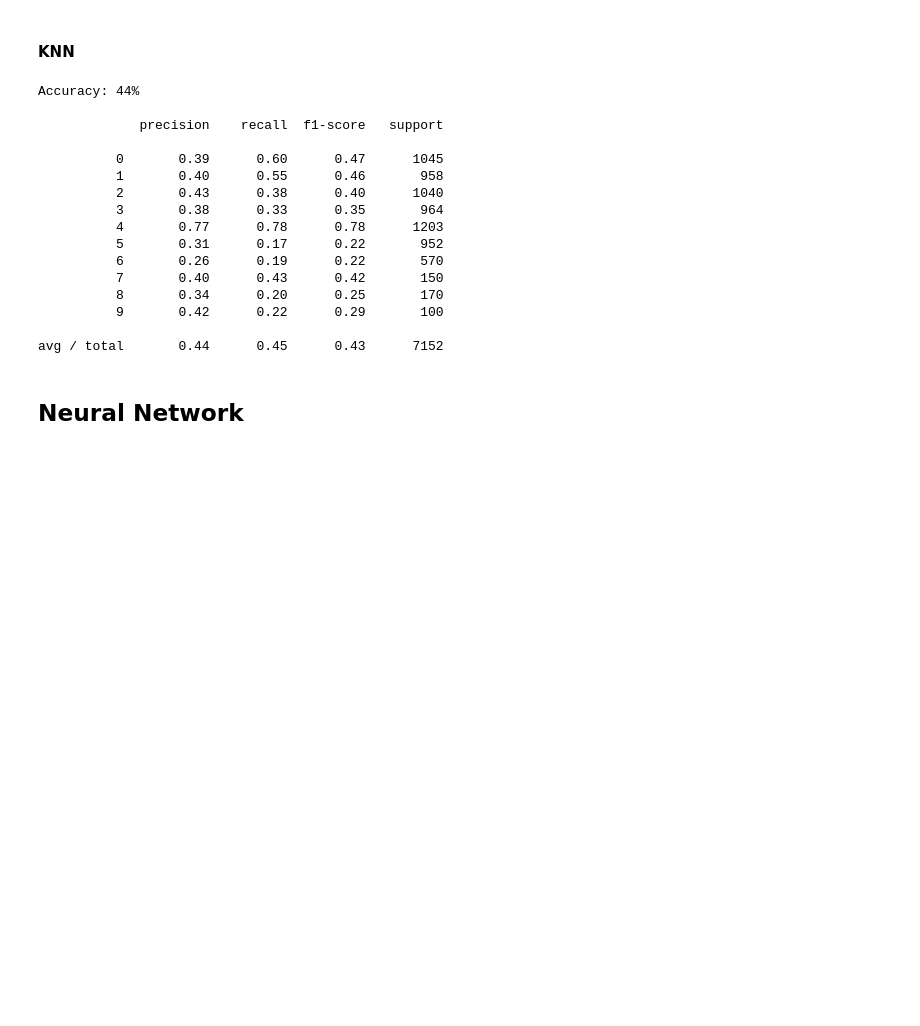
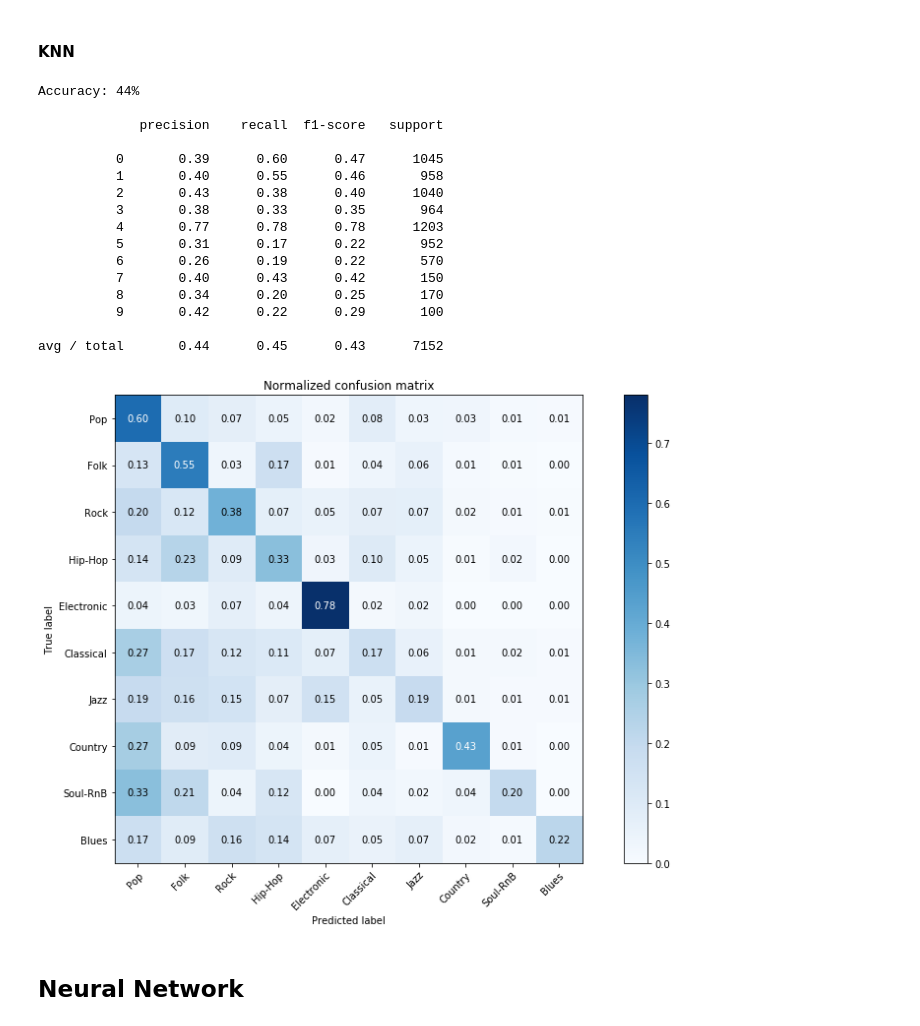
Before and after one commit to nicklashansen/music-genre-classification, a Jupyter notebook: MusicGenreClassification.ipynb, the cells around one changed output. Cells and saved outputs as stored; diff of their text form; code cells hidden in the pictures; blank space fills up the shorter version.

Commit message:
Added baselines and cleaned up

```diff
--- a/MusicGenreClassification.ipynb
+++ b/MusicGenreClassification.ipynb
@@ -93,10 +93,13 @@ set_seed()
 ``MFCC_COEFFICIENTS`` determines the number of MFCC coefficients (frequency bands) to be used to model the Mel-frequency spectrum of the audio signal. A high number of coefficents produces a good frequency resolution but also requires proportionally more space and computation.
 # %%
 PREPROCESS = False
+RERUN_BASELINES = False
 
 NUM_CLASSES = 10
 NUM_FRAMES = 128
 MFCC_COEFFICIENTS = 32
+
+np.set_printoptions(precision=2)
 # %% [markdown]
 #### Get all available files
 # %%
@@ -333,0 +365,26 @@ As expected, the random baseline achieves a better-than-random f1-score for the
+# %%
+def generate_baseline_duration_data():
+    '''
+    Computes features and labels for the baseline
+    prediction by audio duration experiment.
+    '''
+    tracklist = load_tracklist()
+    X, y = [], []
+
+    for file_num, file in enumerate(files):
+            try:
+                rec = tracklist.loc[id_from_filename(file)]
+                X.append(int(rec.duration))
+                y.append(genres.index(rec.genre))
+            except:
+                continue
+
+    return X, y
+
+
+if RERUN_BASELINES:
+    files, genres = files_with_available_genre(get_file_list(verbose=True), verbose=True)
+    files, genres, genre_count = files_with_available_genre(shuffle(files), genres, genre_cap=1000, return_genre_count=True, verbose=True)
+
+    X, y = generate_baseline_duration_data()
+    X, y = shuffle(np.array(X).reshape(-1, 1).astype(float), np.array(y))
@@ -333,0 +393,14 @@ As expected, the random baseline achieves a better-than-random f1-score for the
+# %%
+if RERUN_BASELINES:
+    split_idx = int(len(X)*0.9)
+    X_train, X_test, y_train, y_test = X[:split_idx], X[split_idx:], y[:split_idx], y[split_idx:]
+
+    scaler = preprocessing.StandardScaler()
+    scaler.fit(X_train)
+
+    knn = neighbors.KNeighborsClassifier(n_neighbors=9)
+    knn.fit(scaler.transform(X_train), y_train)
+    y_pred = knn.predict(scaler.transform(X_test))
+
+    compute_metrics(y_test, y_pred)
+    compute_confusion_matrix(y_test, y_pred)
@@ -348,26 +428,28 @@ y_knn_test = y_test
 # %%
 knn = neighbors.KNeighborsClassifier(n_neighbors=3)
 knn.fit(X_knn_train, y_knn_train)
 y_pred = knn.predict(X_knn_test)
 
 compute_metrics(y_test, y_pred)
+compute_confusion_matrix(y_test, y_pred)
 # %% [output]
 Accuracy: 44%
 
              precision    recall  f1-score   support
 
           0       0.39      0.60      0.47      1045
           1       0.40      0.55      0.46       958
           2       0.43      0.38      0.40      1040
           3       0.38      0.33      0.35       964
           4       0.77      0.78      0.78      1203
           5       0.31      0.17      0.22       952
           6       0.26      0.19      0.22       570
           7       0.40      0.43      0.42       150
           8       0.34      0.20      0.25       170
           9       0.42      0.22      0.29       100
 
 avg / total       0.44      0.45      0.43      7152
+[figure, added]
 # %% [markdown]
 ## Neural Network
 # %% [markdown]
```
Also changed, not shown: parts of 19 cells of this notebook.
